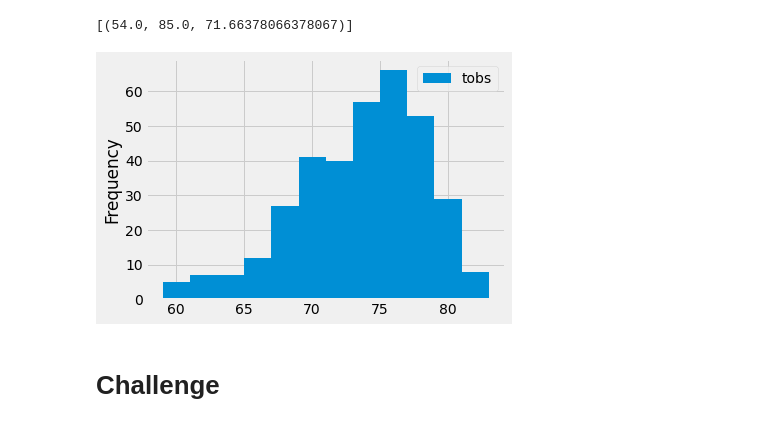
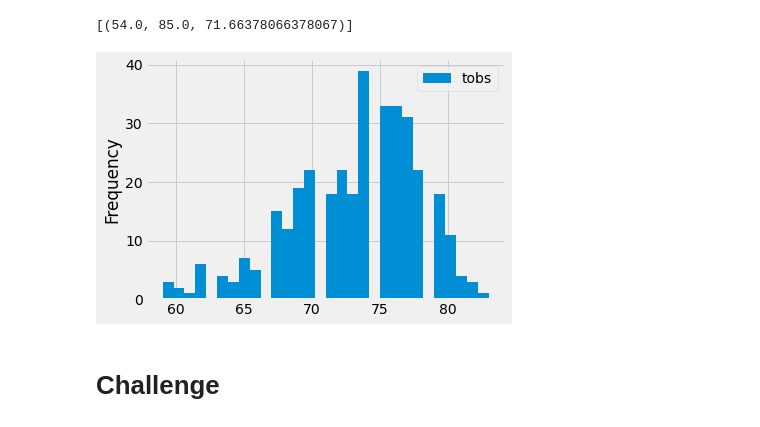
Before and after one commit to Andrew-E-Walters/surfs_up, a Jupyter notebook: climate_analysis.ipynb, the cells around one changed output. Drawn from its saved outputs; the diff is of its cells as text; code cells hidden in the pictures.

```diff
--- a/climate_analysis.ipynb
+++ b/climate_analysis.ipynb
@@ -105,14 +107,14 @@ filter(Measurement.station == 'USC00519281').all()
 # %%
 # Choose the station with the highest number of temperature observations.
 # Query the last 12 months of temperature observation data for this station and plot the results as a histogram
 results = session.query(Measurement.tobs).\
 filter(Measurement.station == 'USC00519281').\
 filter(Measurement.date >= prev_year).all()
 df = pd.DataFrame(results, columns=['tobs'])
-df.plot.hist(bins=12)
+df.plot.hist(bins=30)
 plt.tight_layout()
 # %% [output]
-[figure, old version]
+[figure, new version]
 # %%
 # Write a function called `calc_temps` that will accept start date and end date in the format '%Y-%m-%d'
 # and return the minimum, average, and maximum temperatures for that range of dates
```
Also changed, not shown: parts of 2 cells of this notebook, 6 other files.
